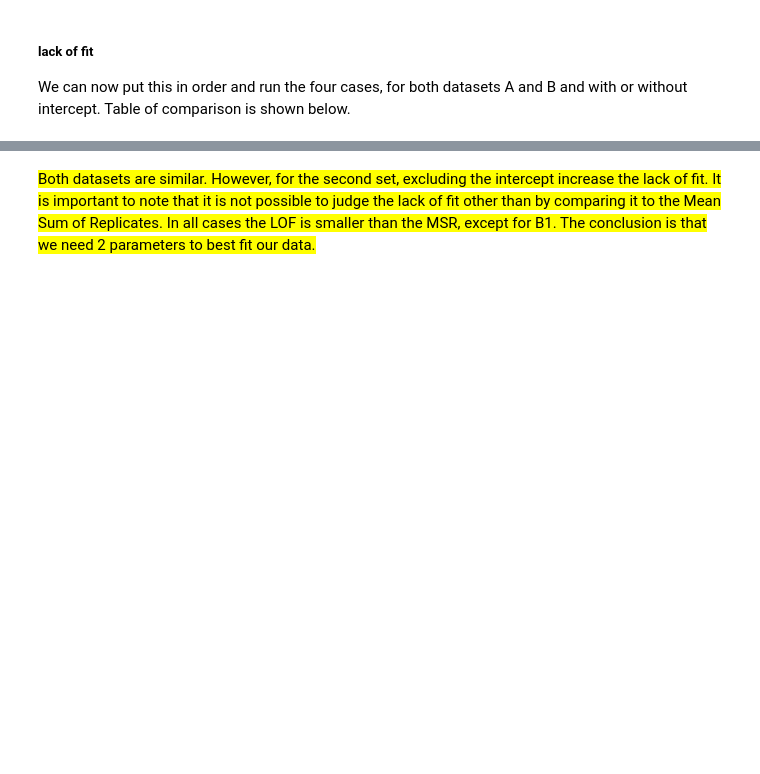
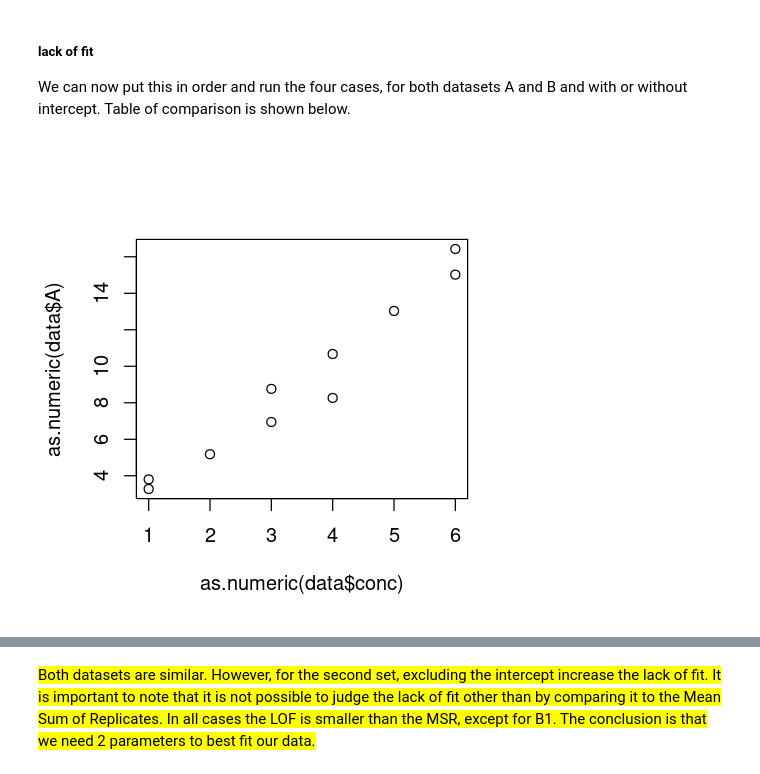
Before and after one commit to jwist/chemometrics, a Jupyter notebook: 3_chemometrics_linearRegression.ipynb, the cells around one changed output, grey strips where cells are left out. Drawn from its saved outputs; the diff is of its cells as text; code cells hidden in the pictures; blank space fills up the shorter version.

```diff
--- a/3_chemometrics_linearRegression.ipynb
+++ b/3_chemometrics_linearRegression.ipynb
@@ -315,6 +314,10 @@ abline(0.6113, 2.4364, col="red")
 ##### lack of fit
 
 We can now put this in order and run the four cases, for both datasets A and B and with or without intercept. Table of comparison is shown below.
+# %%
+plot(as.numeric(data$conc), as.numeric(data$A))
+# %% [output]
+[figure, added]
 # %%
 #var.test((data$A - predicted),sumRep2[c(1,4,6,9)])
 #sumRep2[c(1,4,6,9)]
```
Also changed, not shown: parts of 30 cells of this notebook, 10 other files.
